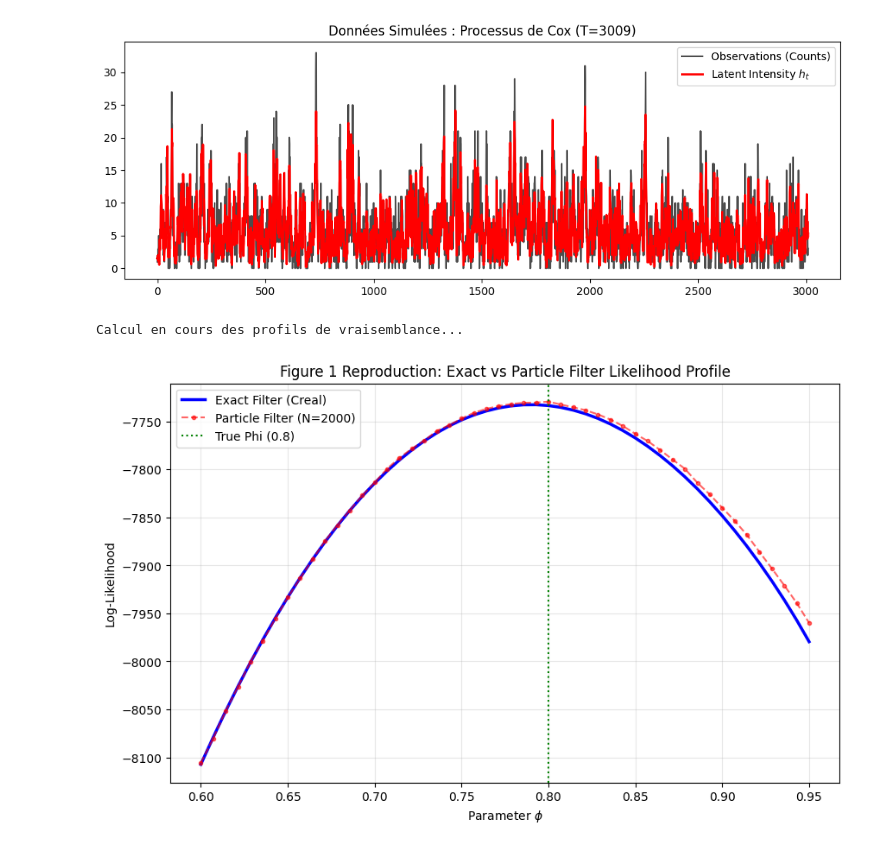
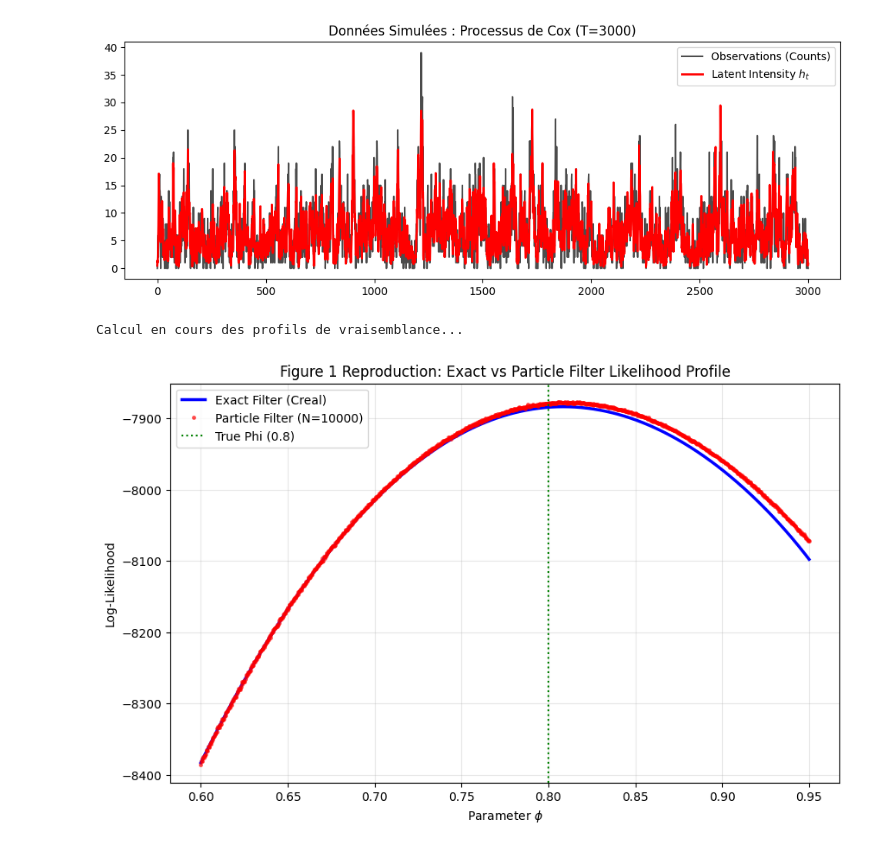
Before and after one commit to BRamesh02/Non-Gaussian-State-Space-Models, a Jupyter notebook: test_implementation_bootstrap_filter.ipynb, the cells around one changed output. Cells and saved outputs as stored; diff of their text form; code cells hidden in the pictures.

```diff
--- a/test_implementation_bootstrap_filter.ipynb
+++ b/test_implementation_bootstrap_filter.ipynb
@@ -44,7 +44,7 @@ class CoxProcessSimulation:
 # %%
 # Paramètres de simulation (Vérité terrain)
 TRUE_PARAMS = {'phi': 0.8, 'nu': 2.5, 'c': 0.5}
-T_sim = 3009
+T_sim = 3000
 
 # Génération des données
 sim = CoxProcessSimulation(T=T_sim, **TRUE_PARAMS)
@@ -58,7 +58,7 @@ plt.title(f"Données Simulées : Processus de Cox (T={T_sim})")
 plt.legend()
 plt.show()
 # %% [output]
-[figure, old version]
+[figure, new version]
 # %%
 class ExactFilter:
     def __init__(self, y, Z_trunc=50):
@@ -184,36 +184,37 @@ exact_filter = ExactFilter(y_obs, Z_trunc=50) #cf le plot au dessus où on voit
 particle_filter = ParticleFilter(y_obs, N_particles=10000) # N modéré pour voir le bruit
 # %%
 
-phi_grid = np.linspace(0.6, 0.95, 50)
+phi_grid = np.linspace(0.6, 0.95, 1000)
 ll_exact = []
 ll_pf = []
 
 print("Calcul en cours des profils de vraisemblance...")
 
 for p in phi_grid:
+    np.random.seed(None)
     # Exact Filter
     ll_exact.append(exact_filter.log_likelihood(phi=p, nu=TRUE_PARAMS['nu'], c=TRUE_PARAMS['c']))
 
     # Particle Filter (Stochastique)
     ll_pf.append(particle_filter.log_likelihood(phi=p, nu=TRUE_PARAMS['nu'], c=TRUE_PARAMS['c']))
 
 # Affichage
 plt.figure(figsize=(10, 6))
 plt.plot(phi_grid, ll_exact, label='Exact Filter (Creal)', color='blue', linewidth=2.5)
 plt.plot(phi_grid, ll_pf,
          label='Particle Filter (N=10000)',
          color='red',
          linestyle='None',   # <--- C'est ici : pas de ligne
          marker='.',         # Juste des points
          markersize=5,       # Taille des points
          alpha=0.6)
 plt.axvline(x=TRUE_PARAMS['phi'], color='green', linestyle=':', label='True Phi (0.8)')
 plt.xlabel(r'Parameter $\phi$')
 plt.ylabel('Log-Likelihood')
 plt.title('Figure 1 Reproduction: Exact vs Particle Filter Likelihood Profile')
 plt.legend()
 plt.grid(True, alpha=0.3)
 plt.show()
 # %% [output]
 Calcul en cours des profils de vraisemblance...
-[figure, old version]
+[figure, new version]
```
Also changed, not shown: parts of 1 cell of this notebook.
